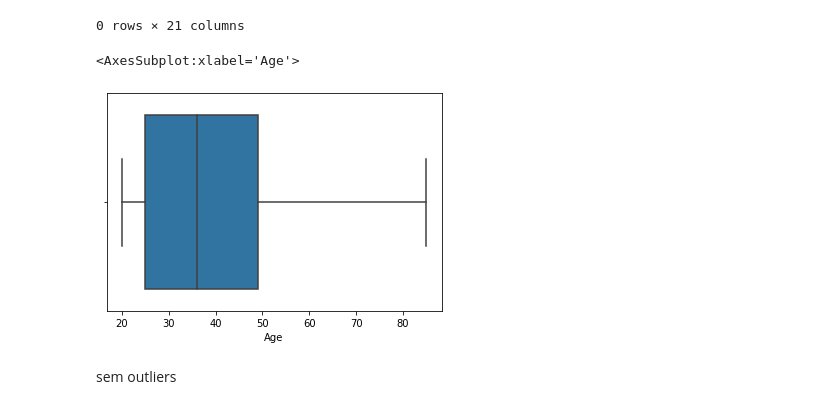
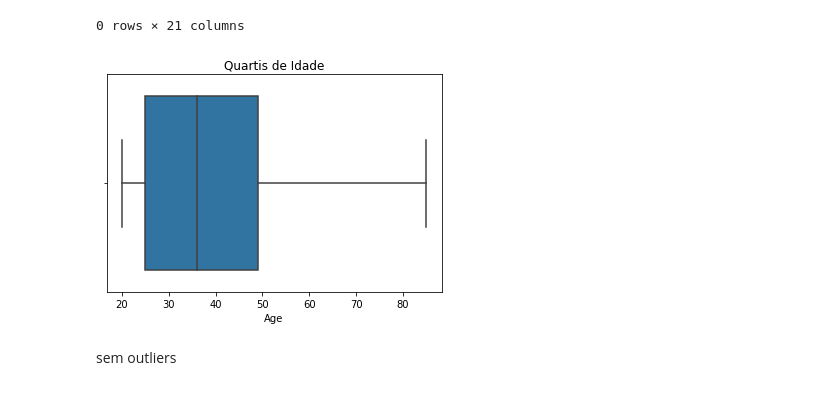
Before and after one commit to Samoelmoura/insurance_sales_predict, a Jupyter notebook: notebooks/1.0 analytics_and_feature_engineering.ipynb, the cells around one changed output. Drawn from its saved outputs; the diff is of its cells as text; code cells hidden in the pictures.

```diff
--- a/notebooks/1.0 analytics_and_feature_engineering.ipynb
+++ b/notebooks/1.0 analytics_and_feature_engineering.ipynb
@@ -331,6 +331,6 @@ Correlações fracas com Age, Annual_Premium, Policy_Sales_Channel e Vehicle_Age
 # %%
-df.loc[df['Age']<30, 'High_Response_Age'] = 0
-df['High_Response_Age'].fillna(1, inplace=True)
+df.loc[df['Age']<30, 'High_Age'] = 0
+df['High_Age'].fillna(1, inplace=True)
 # %% [markdown]
 ###### 3.4 Log_Annual_Premium
 # %%
@@ -609,10 +613,10 @@ df.loc[índices]
 |  | id | Gender | Age | Driving_License | Region_Code | Previously_Insured | Vehicle_Age | ... |
 0 rows × 21 columns
 # %%
-sns.boxplot(df['Age'])
+sns.boxplot(data=df, x='Age')
+plt.title('Quartis de Idade');
 # %% [output]
-<AxesSubplot:xlabel='Age'>
-[figure, old version]
+[figure, new version]
 # %% [markdown]
 sem outliers
 # %%
```
Also changed, not shown: parts of 44 cells of this notebook.
